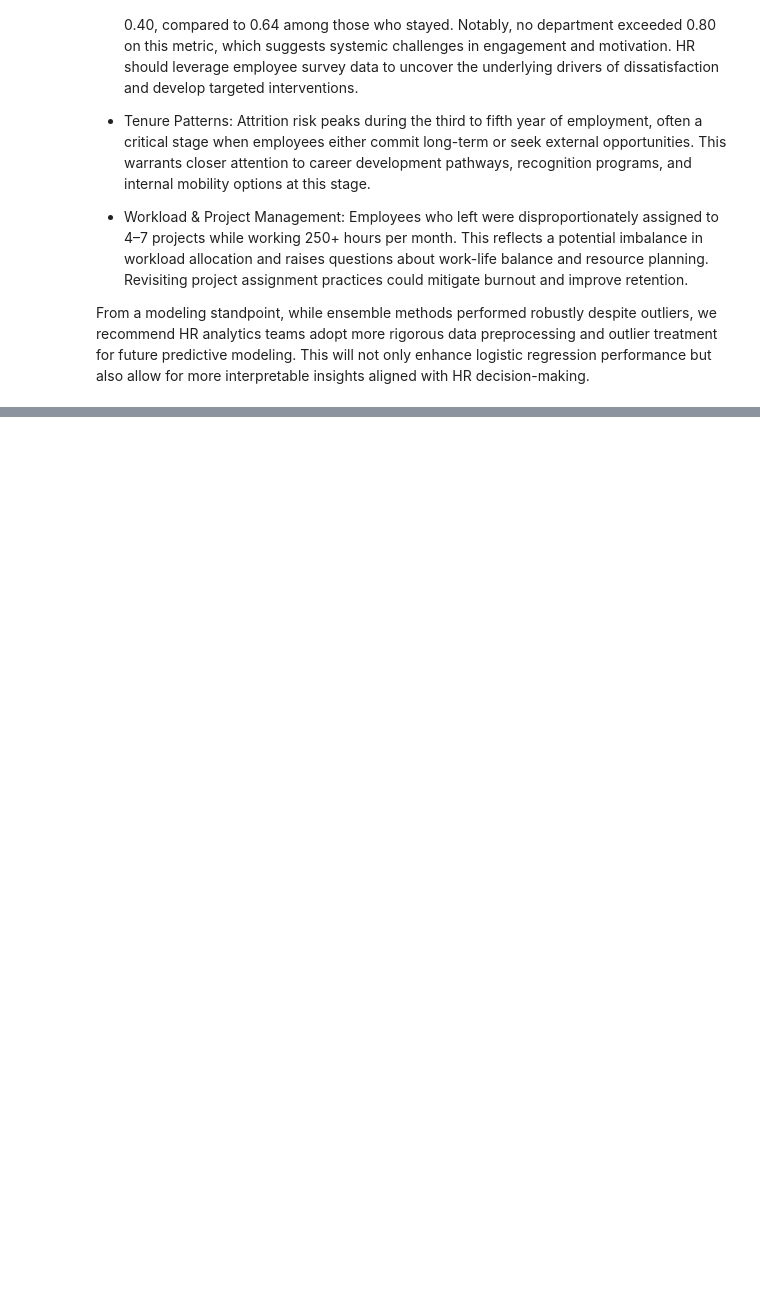
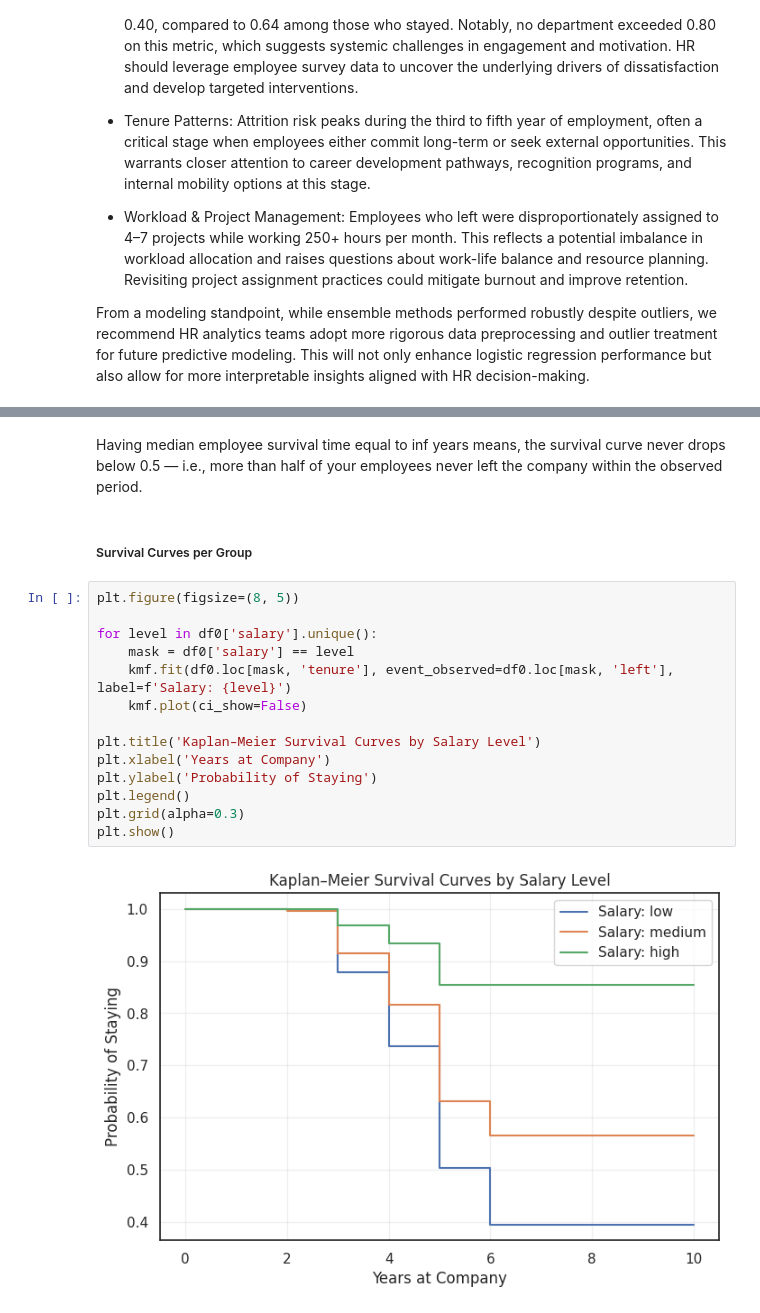
Before and after one commit to jenelaineDC/DSML-PROJECTS, a Jupyter notebook: HR Analytics/HR_Analytics.ipynb, the cells around one changed output, grey strips where cells are left out. Saved outputs shown, nothing was run; the diff lists cells and outputs as text; blank space fills up the shorter version.

```diff
--- a/HR Analytics/HR_Analytics.ipynb
+++ b/HR Analytics/HR_Analytics.ipynb
@@ -1231,0 +1378,20 @@ From a modeling standpoint, while ensemble methods performed robustly despite ou
+# %% [markdown]
+Having median employee survival time equal to inf years means, the survival curve never drops below 0.5 — i.e., more than half of your employees never left the company within the observed period.
+# %% [markdown]
+##### Survival Curves per Group
+# %%
+plt.figure(figsize=(8, 5))
+
+for level in df0['salary'].unique():
+    mask = df0['salary'] == level
+    kmf.fit(df0.loc[mask, 'tenure'], event_observed=df0.loc[mask, 'left'], label=f'Salary: {level}')
+    kmf.plot(ci_show=False)
+
+plt.title('Kaplan–Meier Survival Curves by Salary Level')
+plt.xlabel('Years at Company')
+plt.ylabel('Probability of Staying')
+plt.legend()
+plt.grid(alpha=0.3)
+plt.show()
+# %% [output]
+[figure, added]
```
Also changed, not shown: parts of 25 cells of this notebook.
